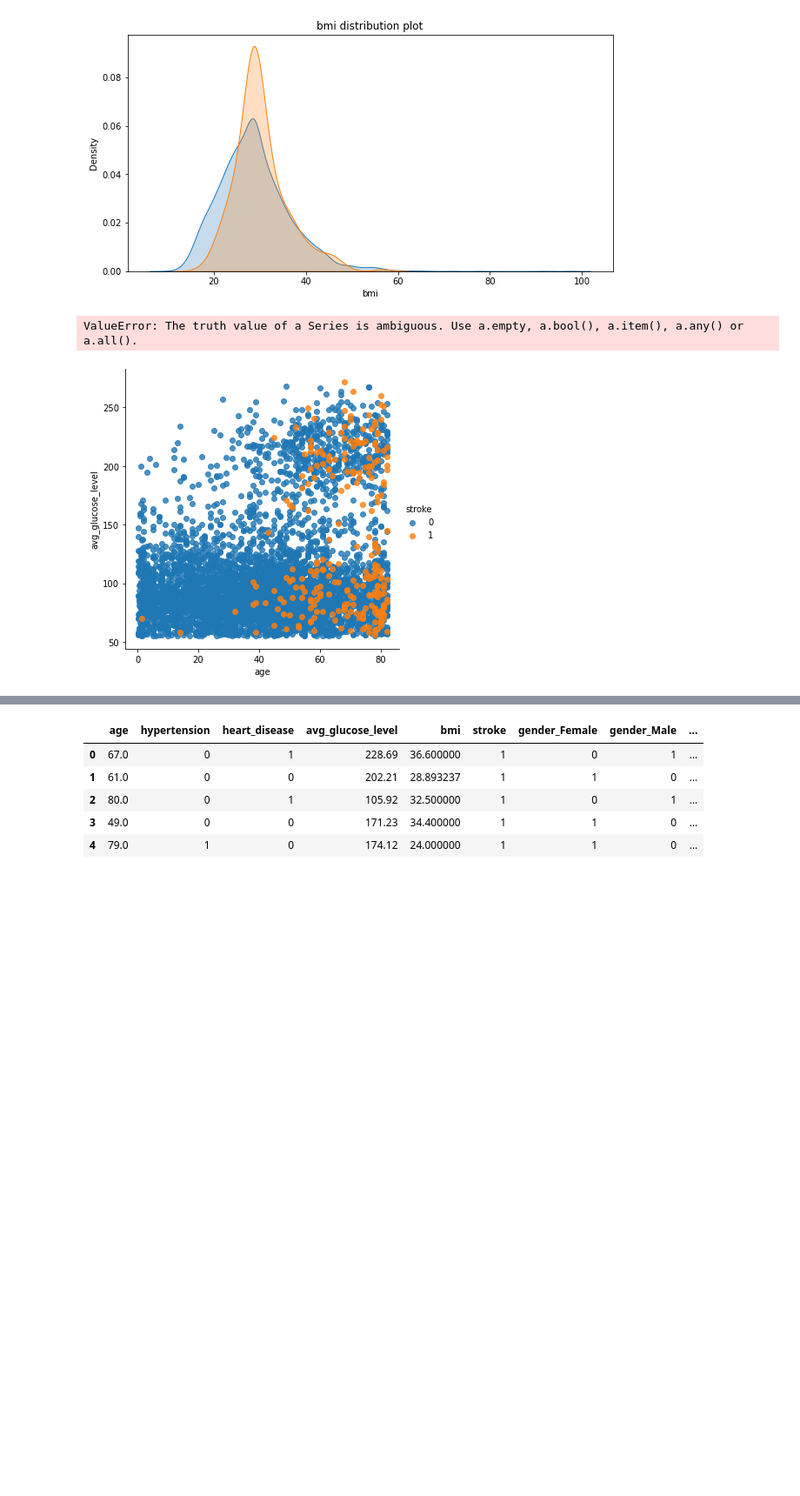
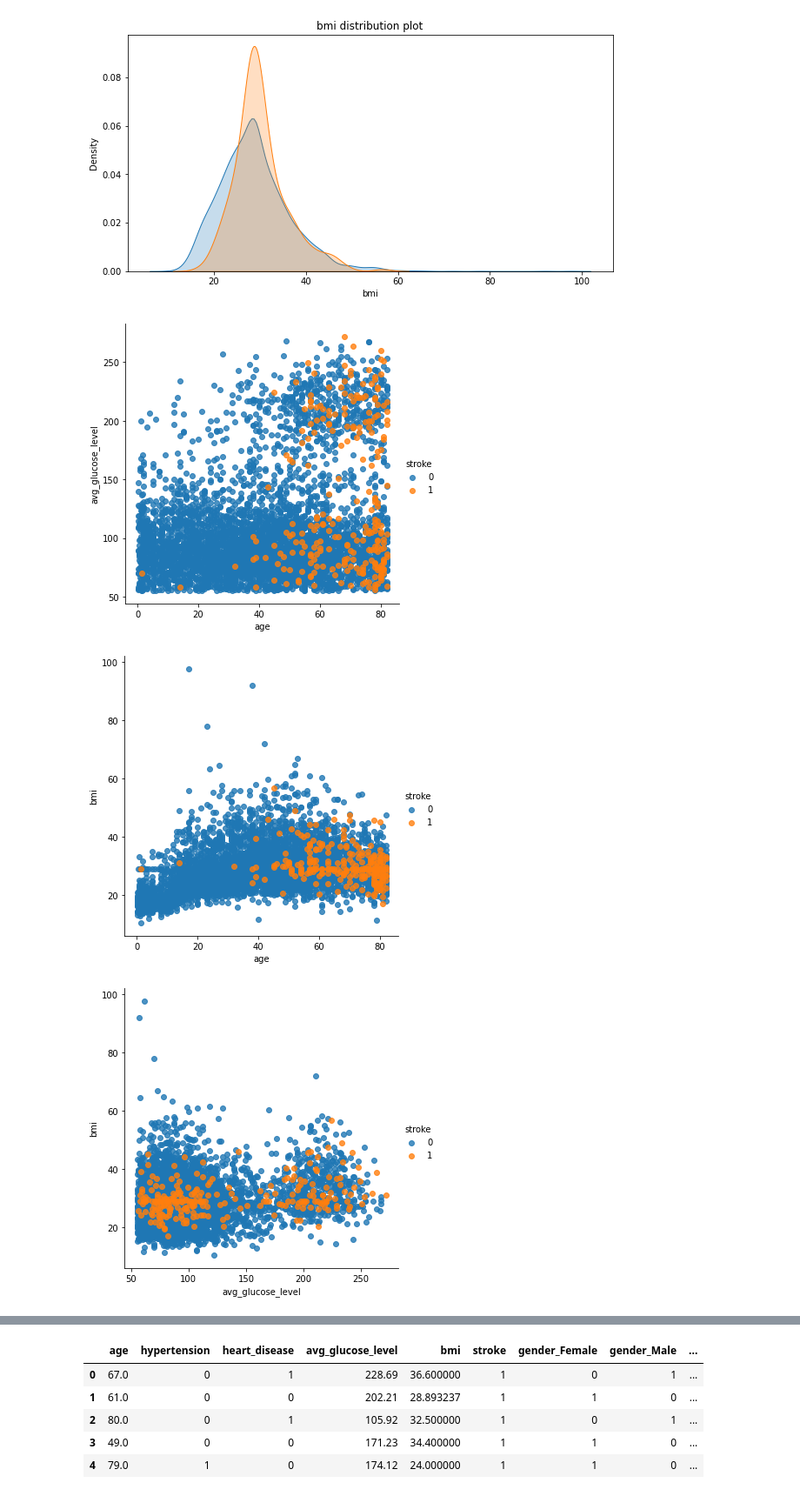
Before and after one commit to SophiaBouchama/stroke-prediction-portfolio, a Jupyter notebook: Stroke-Project.ipynb, the cells around one changed output, grey strips where cells are left out. Shown at 87% size. Drawn from its saved outputs; the diff is of its cells as text; code cells hidden in the pictures; blank space fills up the shorter version.

```diff
--- a/Stroke-Project.ipynb
+++ b/Stroke-Project.ipynb
@@ -508,8 +523,7 @@ for feature in continuous_numerical:
 # %%
 for feature1,feature2 in itertools.combinations(continuous_numerical, 2):
     sns.lmplot(x=feature1, y=feature2, data=df, fit_reg=False, hue='stroke')
-
-sns.lmplot(x=df.bmi, y=df.bmi, data=df, fit_reg=False, hue='stroke')
 # %% [output]
-ValueError: The truth value of a Series is ambiguous. Use a.empty, a.bool(), a.item(), a.any() or a.all().
-[figure, old version]
+[figure, new version]
+[figure, added]
+[figure, added]
```
Also changed, not shown: parts of 26 cells of this notebook.
